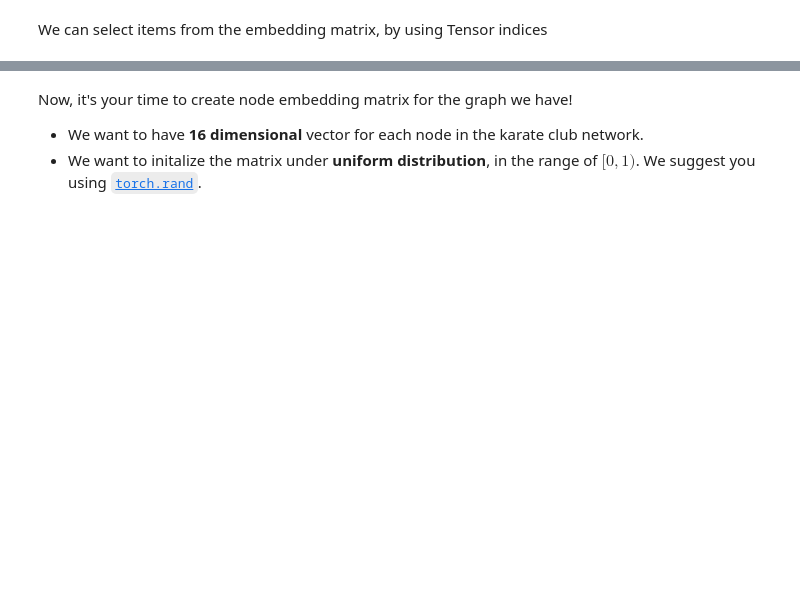
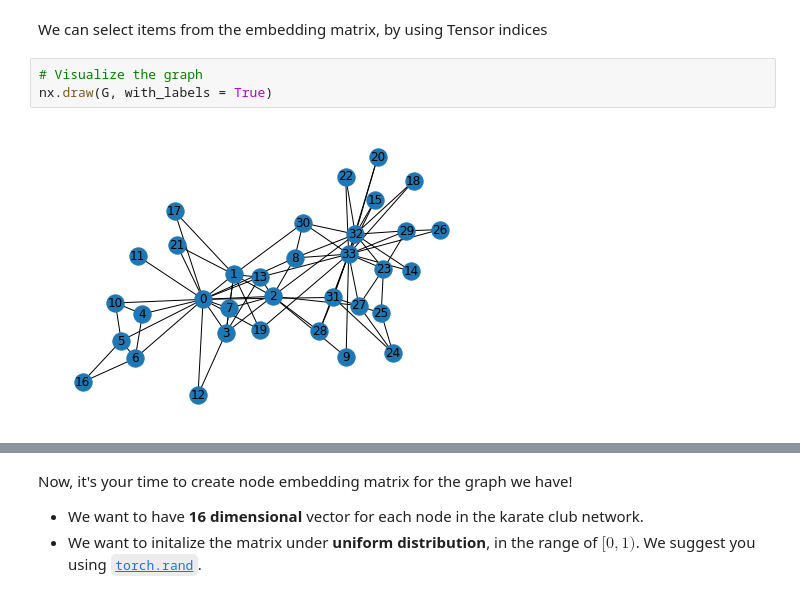
Before and after one commit to Ninke1992/GraphNeuralNetworksSF, a Jupyter notebook: CS224W_1.ipynb, the cells around one changed output, grey strips where cells are left out. Cells and saved outputs as stored; diff of their text form; blank space fills up the shorter version.

```diff
--- a/CS224W_1.ipynb
+++ b/CS224W_1.ipynb
@@ -351,5 +380,10 @@ print('Sample embedding layer: {}'.format(emb_sample))
 # %% [markdown]
 We can select items from the embedding matrix, by using Tensor indices
+# %%
+# Visualize the graph
+nx.draw(G, with_labels = True)
+# %% [output]
+[figure, added]
 # %%
 # Select an embedding in emb_sample
 id = torch.LongTensor([1])
```
Also changed, not shown: parts of 14 cells of this notebook, 1 other file.
